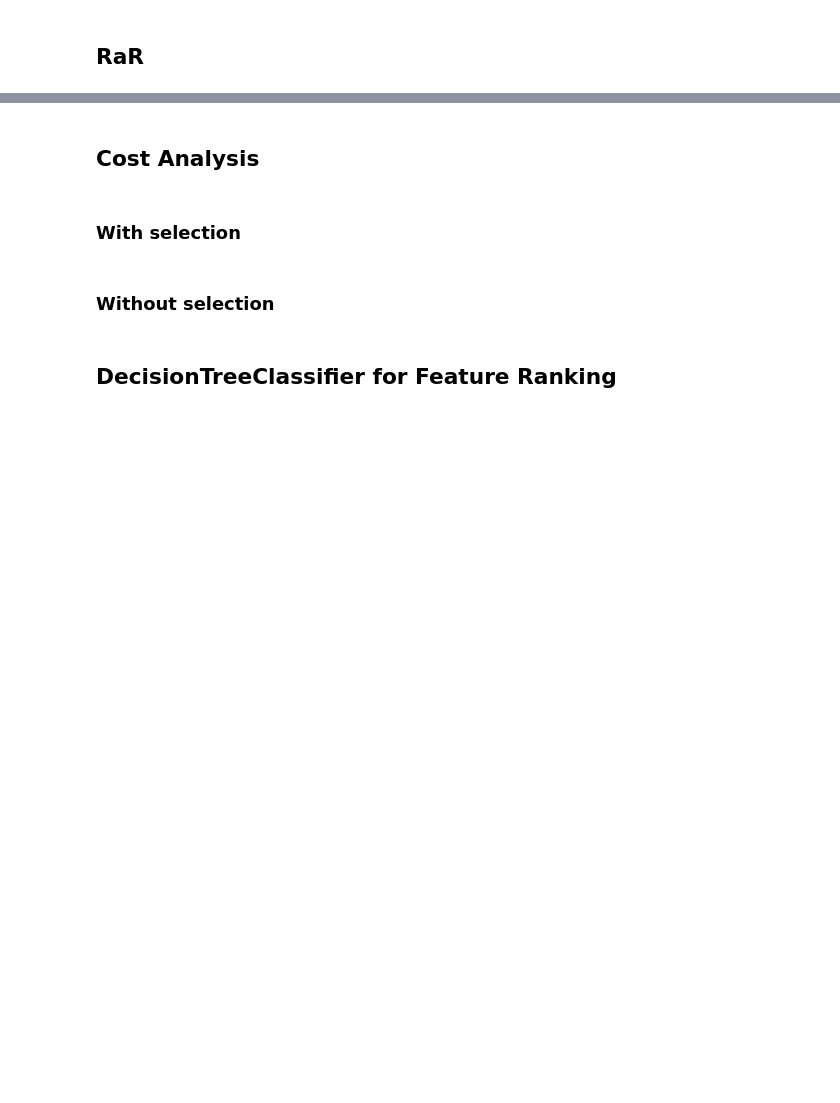
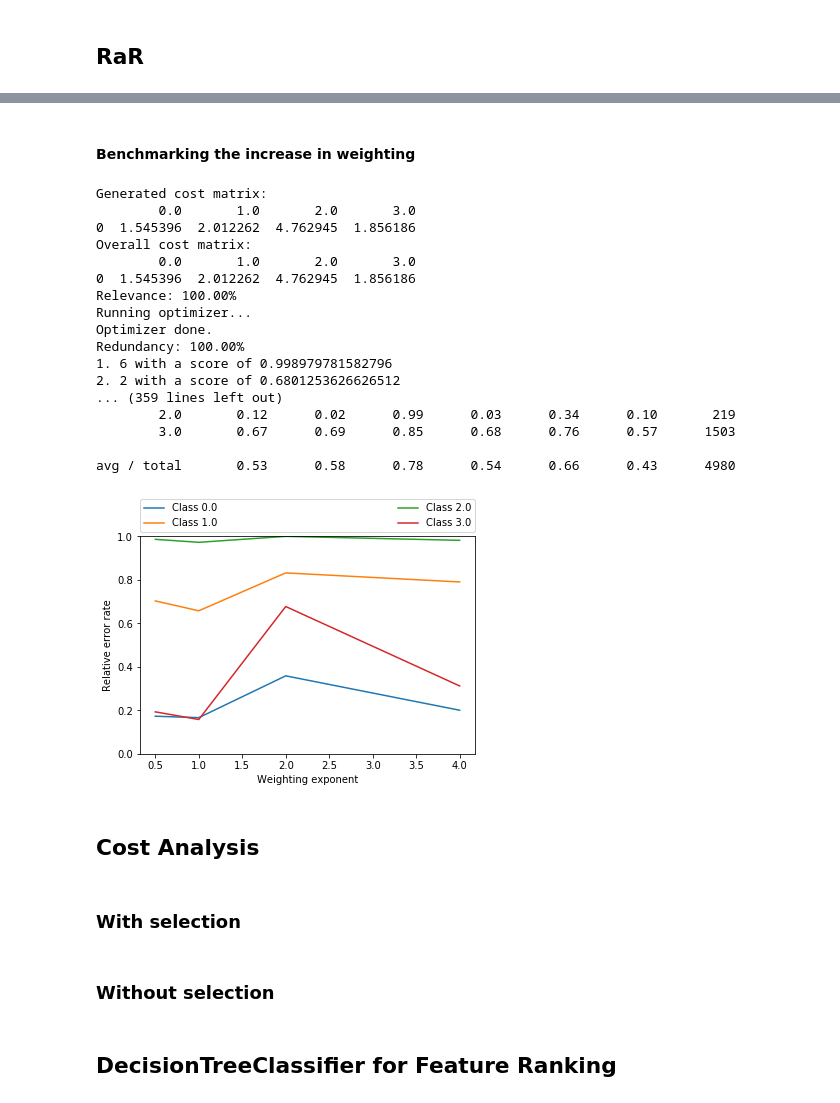
Before and after one commit to KDD-OpenSource/wRaR, a Jupyter notebook: examples/EstimateCost.ipynb, the cells around one changed output, grey strips where cells are left out. Saved outputs shown, nothing was run; the diff lists cells and outputs as text; code cells hidden in the pictures; blank space fills up the shorter version.

```diff
--- a/examples/EstimateCost.ipynb
+++ b/examples/EstimateCost.ipynb
@@ -191,0 +219,2 @@ Redundancy: 100.00%
+# %% [markdown]
+#### Benchmarking the increase in weighting
@@ -192,3 +228,49 @@ Redundancy: 100.00%
+# %%
+steps = [0.5, 1, 2, 4]
+scores_comp = pd.DataFrame(columns=np.unique(data[target]), index=steps).fillna(0)
+
+for i in steps:
+    rar_data = pd.concat([X_train, y_train], axis=1)
+    # RaR uses columns with string label only
+    rar_data.rename(columns=lambda c: str(c), inplace=True)
+    rar_compensate = csrar.rar.RaR(rar_data)
+    rar_compensate.run(str(target), k=4, runs=100, split_iterations=10, compensate_imbalance=True, weight_mod=i)
+
+    # Evaluate, average relative error rates
+    errors, f1 = eval_rar_ranking(rar_compensate.feature_ranking, target, k=6)
+    for label in errors.columns:
+        scores_comp.loc[i, label] = errors[label][0]
+
+import matplotlib.pyplot as plt
+for label in scores_comp.columns:
+    plt.plot(scores_comp[label], label='Class {}'.format(label))
+plt.legend(bbox_to_anchor=(0., 1.02, 1., .102), loc=3,
+           ncol=2, mode="expand", borderaxespad=0.)
+axes = plt.gca()
+axes.set_ylim([0, 1])
+axes.set_ylabel('Relative error rate')
+axes.set_xlabel('Weighting exponent')
+plt.savefig('dev2_weight_higher_test6')
+plt.show()
+# %% [output]
+Generated cost matrix:
+        0.0       1.0       2.0       3.0
+0  1.545396  2.012262  4.762945  1.856186
+Overall cost matrix:
+        0.0       1.0       2.0       3.0
+0  1.545396  2.012262  4.762945  1.856186
+Relevance: 100.00%
+Running optimizer...
+Optimizer done.
+Redundancy: 100.00%
+1. 6 with a score of 0.998979781582796
+2. 2 with a score of 0.6801253626626512
+... (359 lines left out)
+        2.0       0.12      0.02      0.99      0.03      0.34      0.10       219
+        3.0       0.67      0.69      0.85      0.68      0.76      0.57      1503
+
+avg / total       0.53      0.58      0.78      0.54      0.66      0.43      4980
+[figure, added]
 # %%
 scores
 # %%
```
Also changed, not shown: parts of 24 cells of this notebook, 16 other files.
